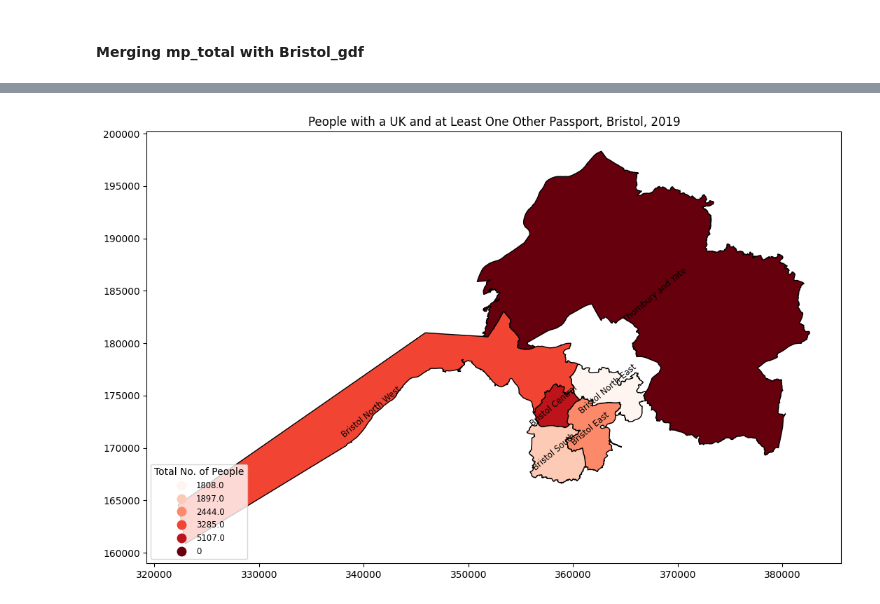
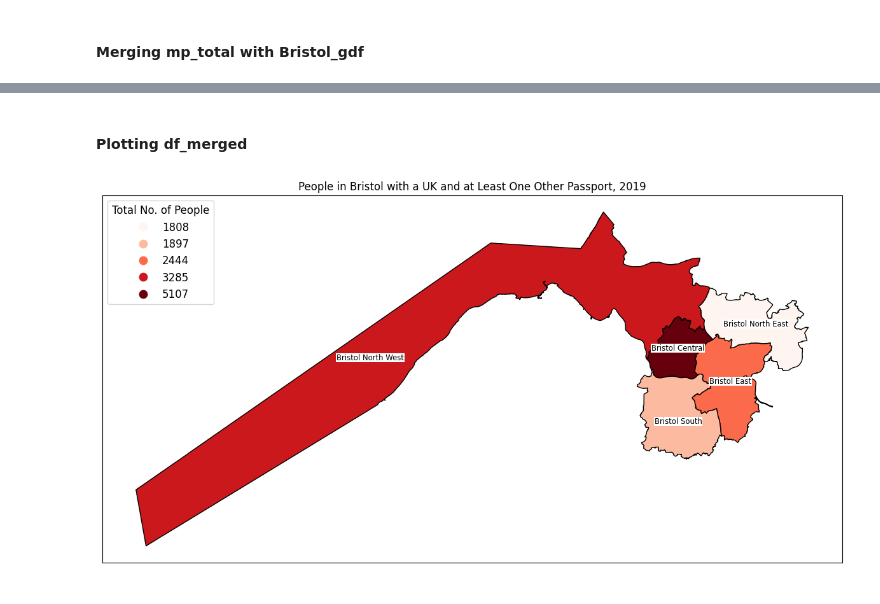
Before and after one commit to f-lane/census_proj, a Jupyter notebook: Final.ipynb, the cells around one changed output, grey strips where cells are left out. Saved outputs shown, nothing was run; the diff lists cells and outputs as text; code cells hidden in the pictures.

```diff
--- a/Final.ipynb
+++ b/Final.ipynb
@@ -118,7 +112,7 @@ os.path.exists(shp_path)
 # %% [output]
 True
 # %%
-gdf = geopandas.read_file("C:\Github_Projs\CFG-Assignments\Westminster_Parliamentary_Constituencies_July_2024_Boundaries_UK_BFE_-4312032117138067492.zip")
+gdf = geopandas.read_file("Westminster_Parliamentary_Constituencies_July_2024_Boundaries_UK_BFE_-4312032117138067492.zip")
 gdf.head(3)
 # %% [output]
 |  | PCON24CD | PCON24NM | PCON24NMW | BNG_E | BNG_N | LONG | LAT | GlobalID | geometry |
@@ -137,6 +131,6 @@ gdf.boundary.plot()
 # %%
-Briz = gdf[gdf["PCON24NM"].str.contains("|".join(["Bristol", "Kingswood", "Yate"]))]
-display(Briz)
+Bristol_gdf = gdf[gdf["PCON24NM"].str.contains("|".join(["Bristol"]))]
+display(Bristol_gdf)
 # %% [output]
 |  | PCON24CD | PCON24NM | PCON24NMW | BNG_E | BNG_N | LONG | LAT | GlobalID | geometry |
 | 68 | E14001131 | Bristol Central | None | 358489 | 174042 | -2.59893 | 51.4638 | 034d5c19-ff89-4254-b973-b985232997dd | POLYGON ((360616.196 174623.104, ... |
@@ -158,8 +141,8 @@ gdf_filtered
 # %% [markdown]
 #### Merging mp_total with Bristol_gdf
 # %%
-df_merged = Briz.merge(transposed, how = "outer", on ="PCON24NM")
-df_merged = df_merged.fillna("0")
+df_merged = Bristol_gdf.merge(transposed, how = "outer", on ="PCON24NM")
+#df_merged["Total"] = df_merged["Total"].astype(int)
 display(df_merged)
 # %% [output]
 |  | PCON24CD | PCON24NM | PCON24NMW | BNG_E | BNG_N | LONG | LAT | GlobalID | geometry | ... |
@@ -172,28 +154,68 @@ display(df_merged)
-# %%
-## Creating central coordinates for each polygon, using the representative_point() from Shapely
-df_merged['coords'] = df_merged['geometry'].apply(lambda x: x.representative_point().coords[:])
-df_merged['coords'] = [coords[0] for coords in df_merged['coords']]
+# %% [markdown]
+#### Plotting df_merged
 # %%
+## Function to annotate each constituency (with customised placement if needed)
+def annotate_map(ax, df_merged):
+    for idx, row in df_merged.iterrows():
+        ## Get the centroid of each shape
+        centroid = row.geometry.centroid
 
-num_classes = 6
+        ## Default text_position
+        text_position = (centroid.x, centroid.y)  # Can offset as needed eg. centroid.x + 1000, centroid.y+0.5
+
+        ## Loop to adjust individual annotation (in this case, Bristol North West)
+        if row['PCON24NM'] == "Bristol North West":
+            text_position = (centroid.x - 3000, centroid.y)
+        elif row['PCON24NM'] == "Bristol South":
+            text_position = (centroid.x, centroid.y - 470)
+        else:
+            text_position = text_position
+
+        ## Add the annotations, including background colour for improved visibility
+        ax.annotate(
+            text=row['PCON24NM'],
+            xy=(centroid.x, centroid.y),
+            xytext=text_position,
+            ha='center',
+            fontsize='small',
+            bbox=dict(facecolor='white', edgecolor='none', pad=0.5),
+            color='black'
+        )
+
+## Create plot
+fig, ax = plt.subplots(figsize =(15,8))
+
+## Set up the legend and colourmap
+num_classes = 5
 color_steps = plt.colormaps['Reds'].resampled(num_classes)
-fig, ax = plt.subplots(figsize =(15,8))
 
 df_merged.plot(column = "Total", cmap = color_steps,
                legend = True,
-               legend_kwds={'loc':'lower left',
-                           'title_fontsize':'medium',
-                           'fontsize':'small'},
+               legend_kwds={'loc':'upper left',
+                           'title_fontsize':'large',
+                           'fontsize':'large'},
                edgecolor = 'black',
               ax=ax)
 
 leg1 = ax.get_legend()
 leg1.set_title("Total No. of People")
-ax.title.set_text("People with a UK and at Least One Other Passport, Bristol, 2019")
 
-## Annotate each polygon in the plot by using the coordinates created above.
-df_merged.apply(lambda x: ax.annotate(text=x['PCON24NM'], xy=x.geometry.centroid.coords[0], ha='center',fontsize="small", rotation = 40, wrap = True), axis=1)
+## Show legend numbers as int.
+## This loop modifies each label text in the legend: converts text to float, then to int.
+for text in leg1.get_texts():
+    text.set_text(f'{int(float(text.get_text()))}')
 
+## Add a title
+ax.title.set_text("People in Bristol with a UK and at Least One Other Passport, 2019")
+
+## Remove x and y ticks
+plt.xticks([])
+plt.yticks([])
+
+# Call the function to add annotations
+annotate_map(ax, df_merged)
+
+## Plot
 plt.show()
 # %% [output]
-[figure, old version]
+[figure, new version]
```
Also changed, not shown: parts of 16 cells of this notebook.
